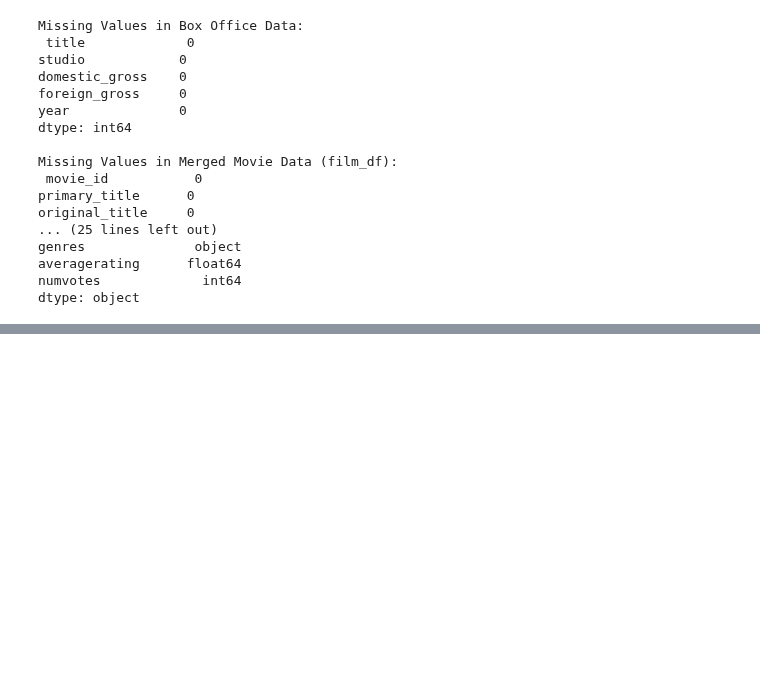
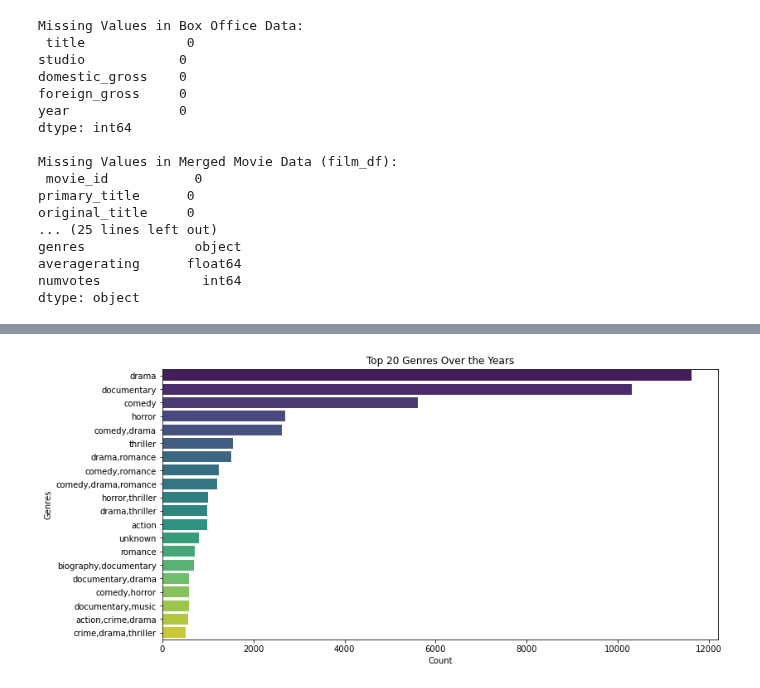
Before and after one commit to KarimzKarimz/Group4-Phase2-Project, a Jupyter notebook: eda.ipynb, the cells around one changed output, grey strips where cells are left out. Drawn from its saved outputs; the diff is of its cells as text; code cells hidden in the pictures; blank space fills up the shorter version.

```diff
--- a/eda.ipynb
+++ b/eda.ipynb
@@ -265,0 +333,10 @@ box_office_df.to_csv("cleaned_box_office_dataset.csv", index=False)
+# %%
+# Top 20 genres produced
+plt.figure(figsize=(12, 6))
+sns.countplot(data=film_df, y='genres', order=film_df['genres'].value_counts().index[:20], palette='viridis')
+plt.title('Top 20 Genres Over the Years')
+plt.xlabel('Count')
+plt.ylabel('Genres')
+plt.show()
+# %% [output]
+[figure, added]
```
Also changed, not shown: parts of 32 cells of this notebook.
